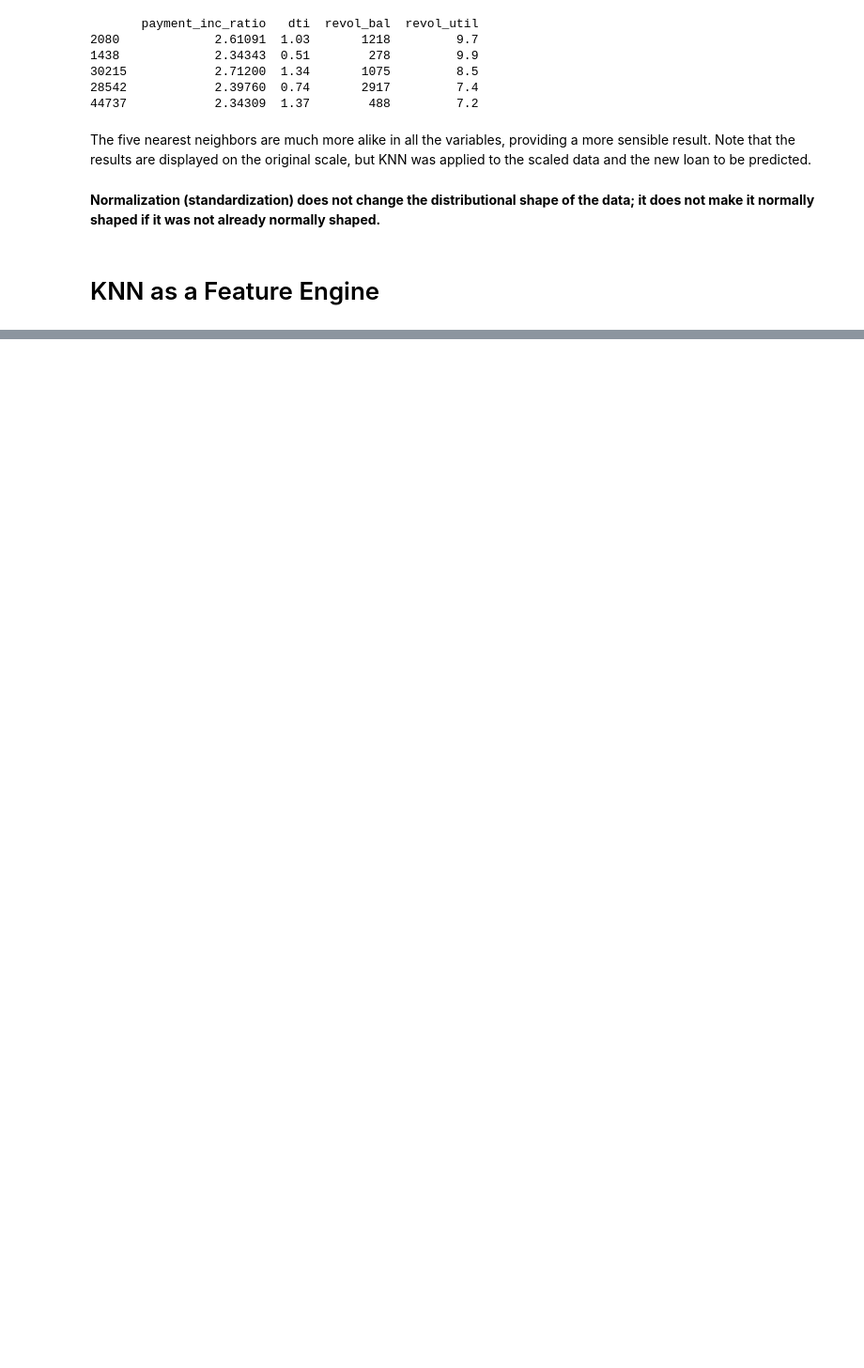
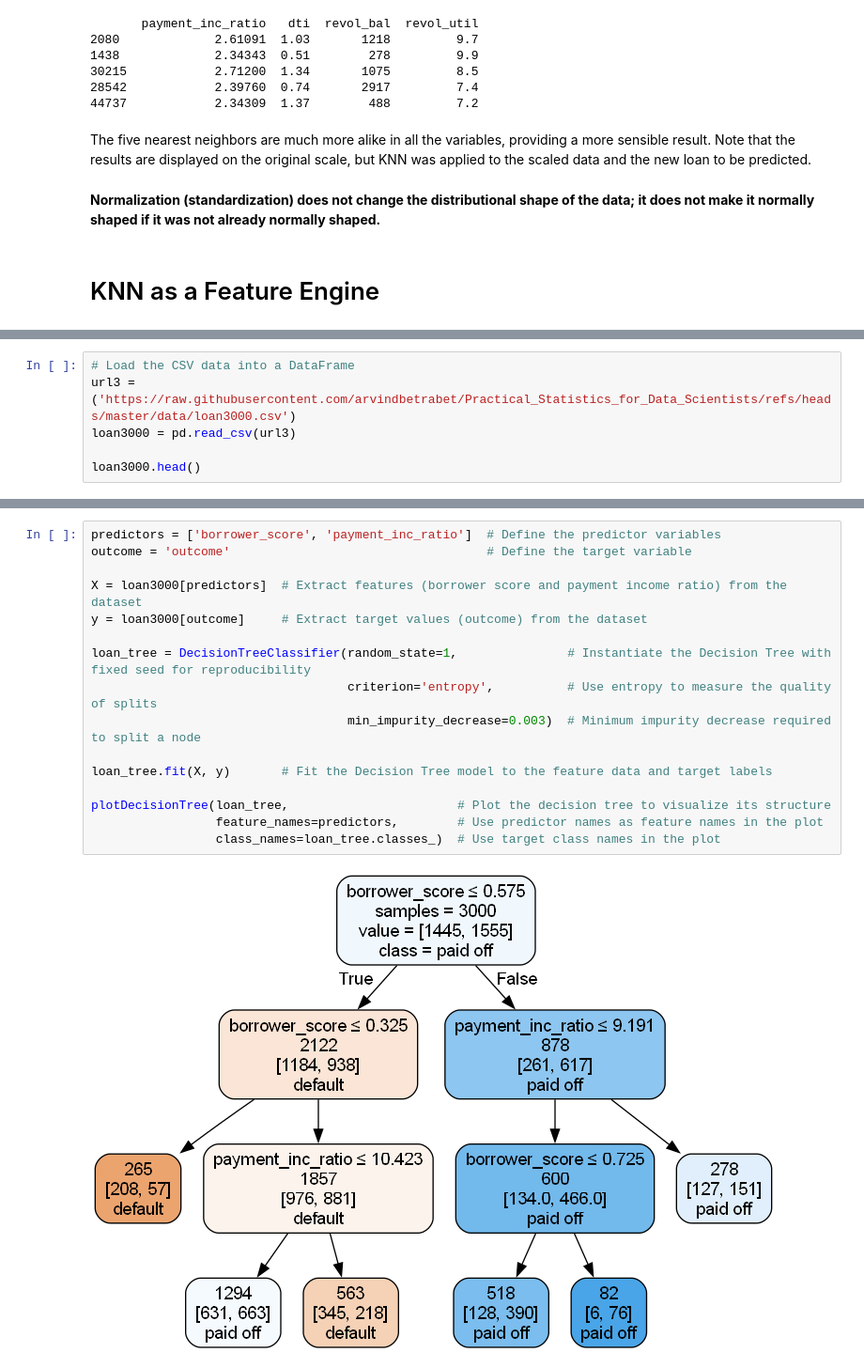
Before and after one commit to LeonardoSMSoares/Data-Analysis-Quick-Reference, a Jupyter notebook: Practical Statistics for Data Scientists/PSDS 07 - Statistical Machine Learning.ipynb, the cells around one changed output, grey strips where cells are left out. Shown at 94% size. Cells and saved outputs as stored; diff of their text form; blank space fills up the shorter version.

```diff
--- a/Practical Statistics for Data Scientists/PSDS 07 - Statistical Machine Learning.ipynb
+++ b/Practical Statistics for Data Scientists/PSDS 07 - Statistical Machine Learning.ipynb
@@ -229,0 +295,6 @@ already normally shaped.**
+# %%
+# Load the CSV data into a DataFrame
+url3 = ('https://raw.githubusercontent.com/arvindbetrabet/Practical_Statistics_for_Data_Scientists/refs/heads/master/data/loan3000.csv')
+loan3000 = pd.read_csv(url3)
+
+loan3000.head()
@@ -229,0 +308,18 @@ already normally shaped.**
+# %%
+predictors = ['borrower_score', 'payment_inc_ratio']  # Define the predictor variables
+outcome = 'outcome'                                   # Define the target variable
+
+X = loan3000[predictors]  # Extract features (borrower score and payment income ratio) from the dataset
+y = loan3000[outcome]     # Extract target values (outcome) from the dataset
+
+loan_tree = DecisionTreeClassifier(random_state=1,               # Instantiate the Decision Tree with fixed seed for reproducibility
+                                   criterion='entropy',          # Use entropy to measure the quality of splits
+                                   min_impurity_decrease=0.003)  # Minimum impurity decrease required to split a node
+
+loan_tree.fit(X, y)       # Fit the Decision Tree model to the feature data and target labels
+
+plotDecisionTree(loan_tree,                       # Plot the decision tree to visualize its structure
+                 feature_names=predictors,        # Use predictor names as feature names in the plot
+                 class_names=loan_tree.classes_)  # Use target class names in the plot
+# %% [output]
+[figure, added]
```
Also changed, not shown: parts of 61 cells of this notebook.
